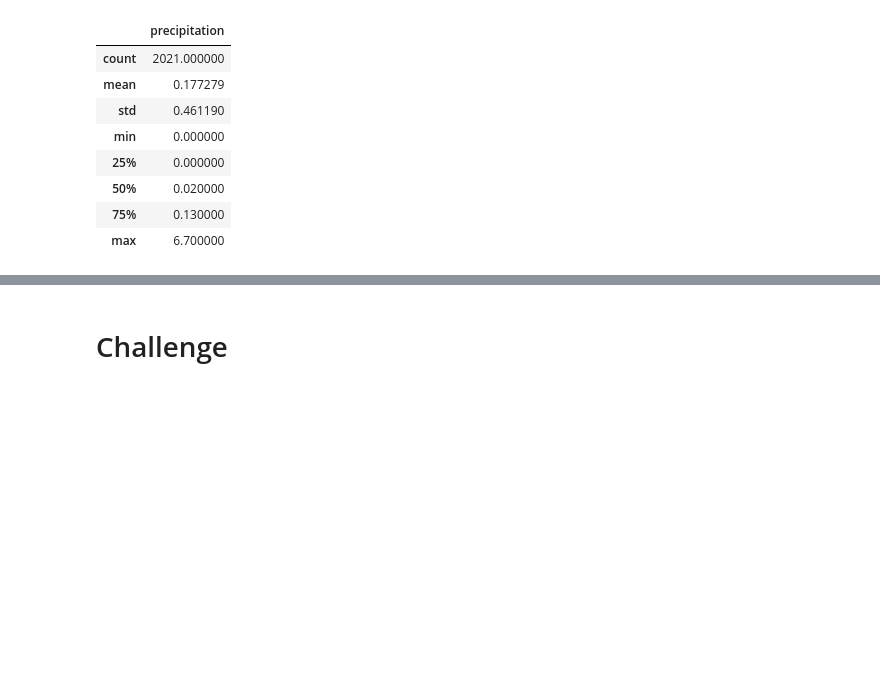
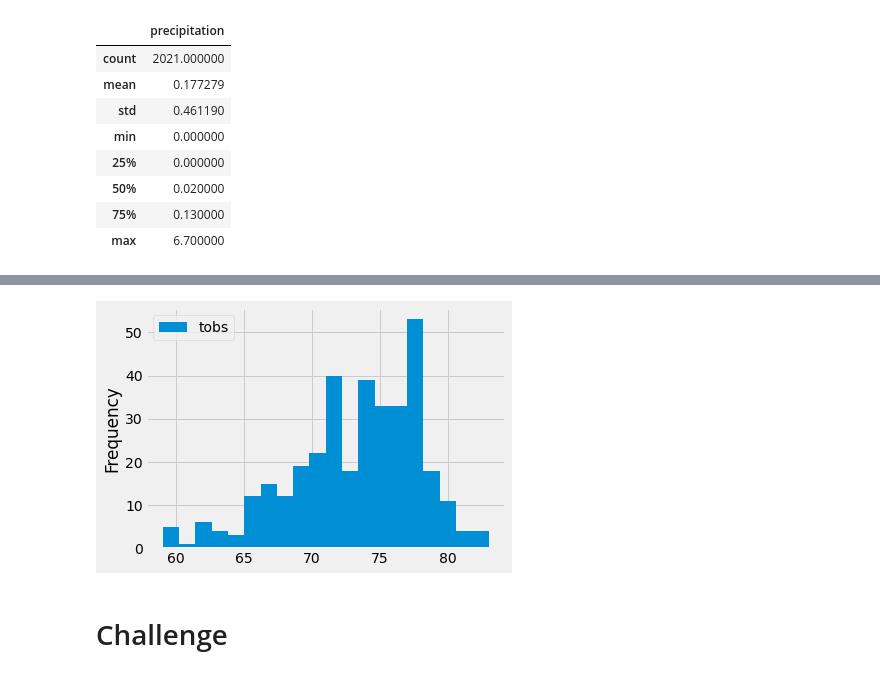
Before and after one commit to LeiSul/surfs_up, a Jupyter notebook: climate_analysis.ipynb, the cells around one changed output, grey strips where cells are left out. Cells and saved outputs as stored; diff of their text form; code cells hidden in the pictures; blank space fills up the shorter version.

```diff
--- a/climate_analysis.ipynb
+++ b/climate_analysis.ipynb
@@ -91,3 +127,8 @@ df.describe()
+# %%
+df.plot.hist(bins=20)
+plt.tight_layout()
+# %% [output]
+[figure, added]
 # %%
 # Write a function called `calc_temps` that will accept start date and end date in the format '%Y-%m-%d'
 # and return the minimum, average, and maximum temperatures for that range of dates
```
Also changed, not shown: parts of 5 cells of this notebook, 1 other file.
